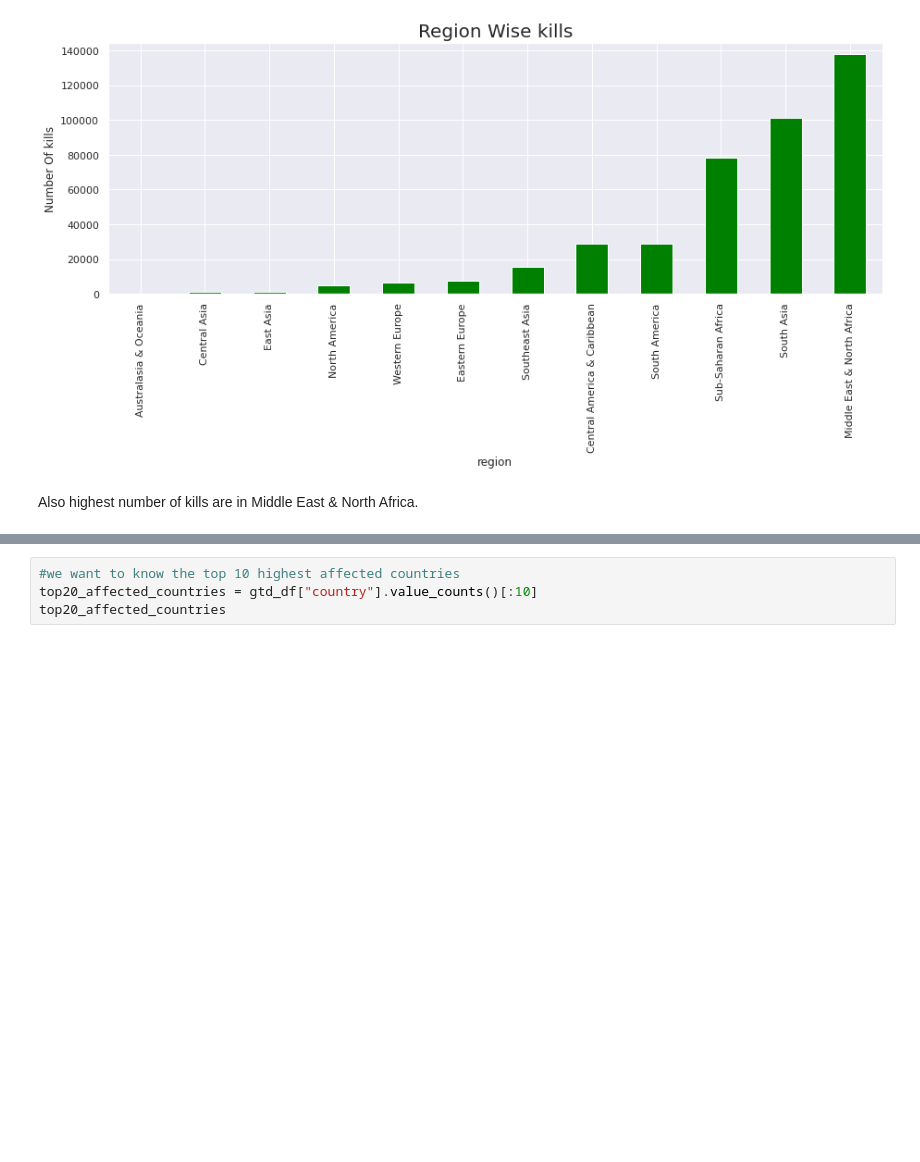
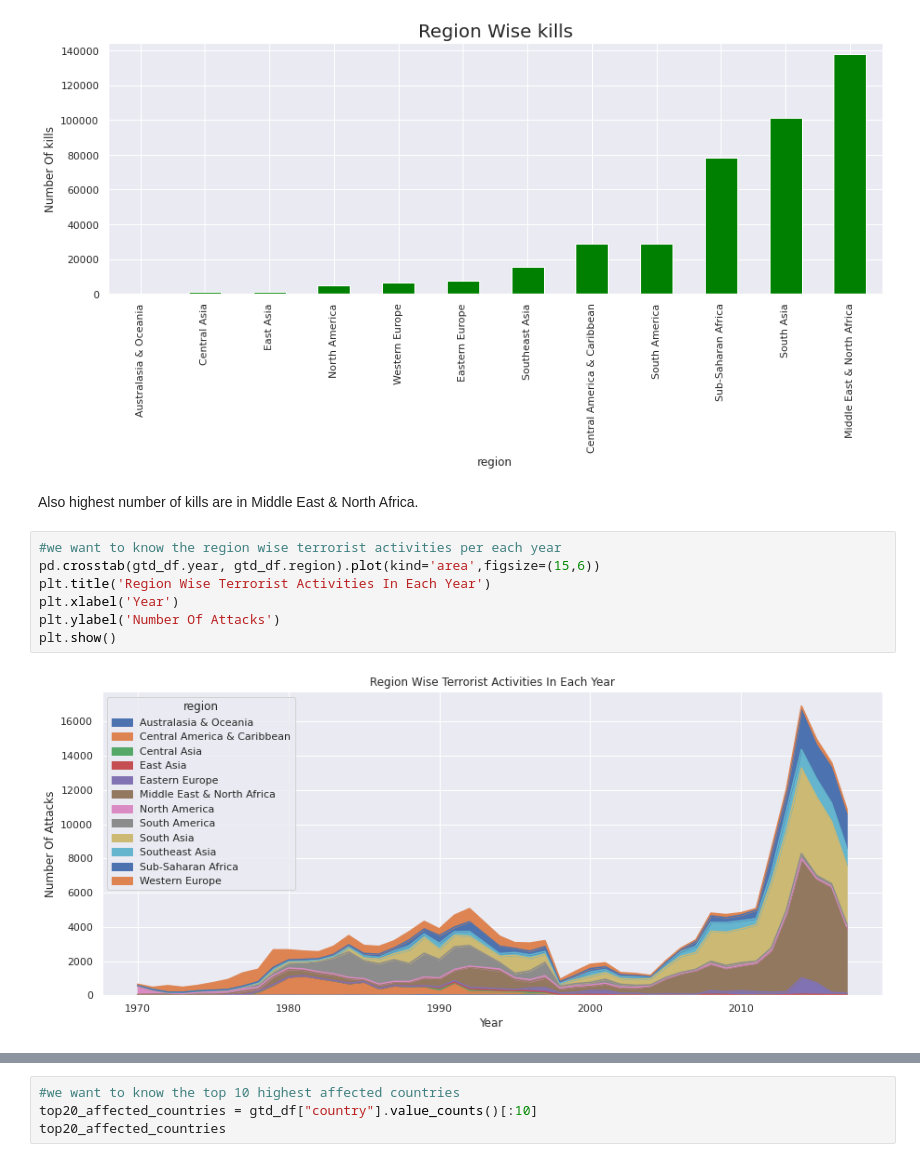
Before and after one commit to jogapritam/Global-Terrorism-Analysis, a Jupyter notebook: Global_Terrorism_Analysis_Capstone_Project.ipynb, the cells around one changed output, grey strips where cells are left out. Cells and saved outputs as stored; diff of their text form; blank space fills up the shorter version.

```diff
--- a/Global_Terrorism_Analysis_Capstone_Project.ipynb
+++ b/Global_Terrorism_Analysis_Capstone_Project.ipynb
@@ -492,3 +491,12 @@ plt.show()
 [figure]
 # %% [markdown]
 Also highest number of kills are in Middle East & North Africa.
+# %%
+#we want to know the region wise terrorist activities per each year
+pd.crosstab(gtd_df.year, gtd_df.region).plot(kind='area',figsize=(15,6))
+plt.title('Region Wise Terrorist Activities In Each Year')
+plt.xlabel('Year')
+plt.ylabel('Number Of Attacks')
+plt.show()
+# %% [output]
+[figure, added]
```
Also changed, not shown: parts of 7 cells of this notebook.
